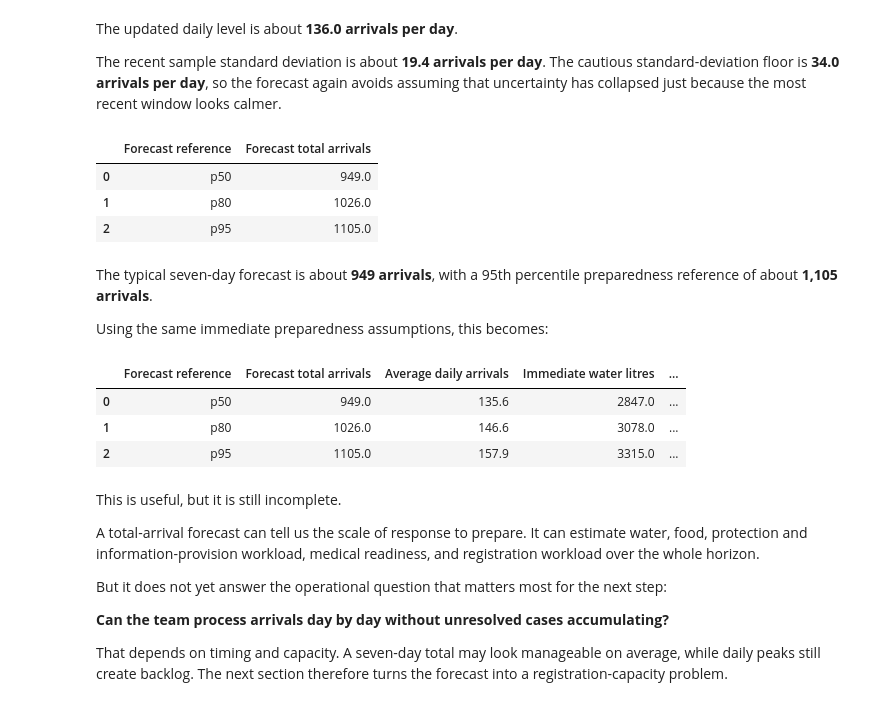
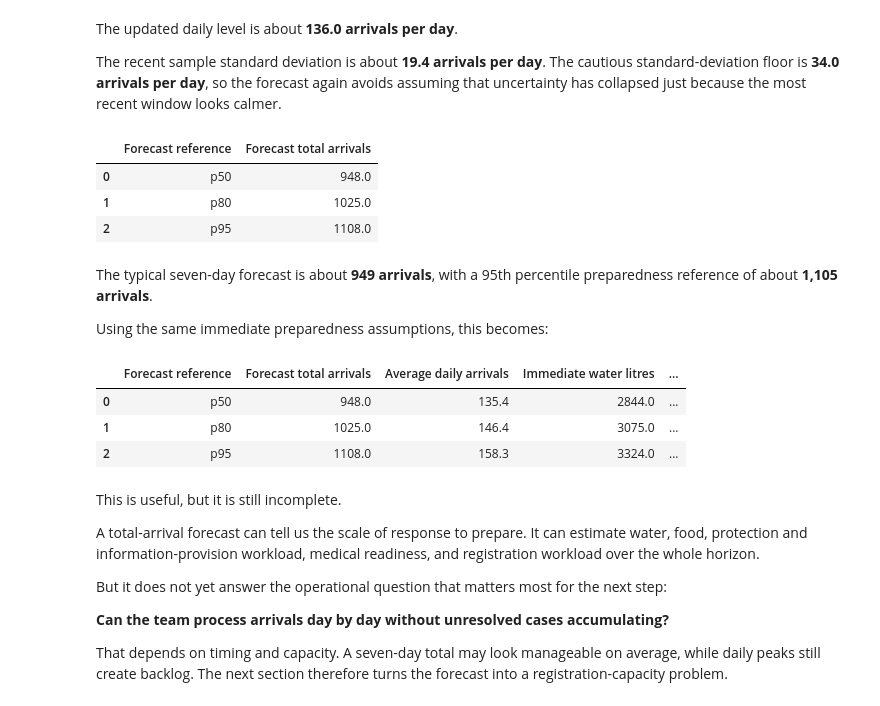
Before and after one commit to kcsongor011/humanitarian_decision_toolkit, a Jupyter notebook: notebooks/forecasting/arrival_dynamics_1_short_term_border_arrivals.ipynb, the cells around one changed output. Drawn from its saved outputs; the diff is of its cells as text; code cells hidden in the pictures.

```diff
--- a/notebooks/forecasting/arrival_dynamics_1_short_term_border_arrivals.ipynb
+++ b/notebooks/forecasting/arrival_dynamics_1_short_term_border_arrivals.ipynb
@@ -74,6 +74,8 @@ from operations.arrival_dynamics import (  # noqa: E402
 
 
 scenario = pd.read_csv(PROJECT_ROOT / CANONICAL_RELATIVE_PATH)
+# %%
+N_SIMULATIONS = 10_000
 # %% [markdown]
 # Part I — First forecast under limited information
 
@@ -1004,32 +1006,32 @@ The recent sample standard deviation is about **19.4 arrivals per day**. The cau
 # %%
 forecast_days_24_30_simulations = simulate_cautious_negative_binomial_forecast(
     scenario,
     observed_start_day=19,
     observed_end_day=23,
     forecast_start_day=24,
     forecast_end_day=30,
-    n_simulations=100_000,
+    n_simulations=N_SIMULATIONS,
     seed=20240601,
 )
 
 forecast_days_24_30_totals = summarize_preparedness_forecast_totals(
     forecast_days_24_30_simulations,
     percentiles=(50, 80, 95),
 )
 
 forecast_days_24_30_summary = forecast_days_24_30_totals.rename(
     columns={
         "forecast_reference": "Forecast reference",
         "forecast_total_arrivals": "Forecast total arrivals",
     }
 )[["Forecast reference", "Forecast total arrivals"]]
 
 forecast_days_24_30_summary.round({"Forecast total arrivals": 1})
 # %% [output]
 |  | Forecast reference | Forecast total arrivals |
-| 0 | p50 | 949.0 |
-| 1 | p80 | 1026.0 |
-| 2 | p95 | 1105.0 |
+| 0 | p50 | 948.0 |
+| 1 | p80 | 1025.0 |
+| 2 | p95 | 1108.0 |
 # %% [markdown]
 The typical seven-day forecast is about **949 arrivals**, with a 95th percentile preparedness reference of about **1,105 arrivals**.
 
@@ -1078,9 +1080,9 @@ preparedness_days_24_30_display.round(
 )
 # %% [output]
 |  | Forecast reference | Forecast total arrivals | Average daily arrivals | Immediate water litres | ... |
-| 0 | p50 | 949.0 | 135.6 | 2847.0 | ... |
-| 1 | p80 | 1026.0 | 146.6 | 3078.0 | ... |
-| 2 | p95 | 1105.0 | 157.9 | 3315.0 | ... |
+| 0 | p50 | 948.0 | 135.4 | 2844.0 | ... |
+| 1 | p80 | 1025.0 | 146.4 | 3075.0 | ... |
+| 2 | p95 | 1108.0 | 158.3 | 3324.0 | ... |
 # %% [markdown]
 This is useful, but it is still incomplete.
 
```
Also changed, not shown: parts of 15 cells of this notebook.
